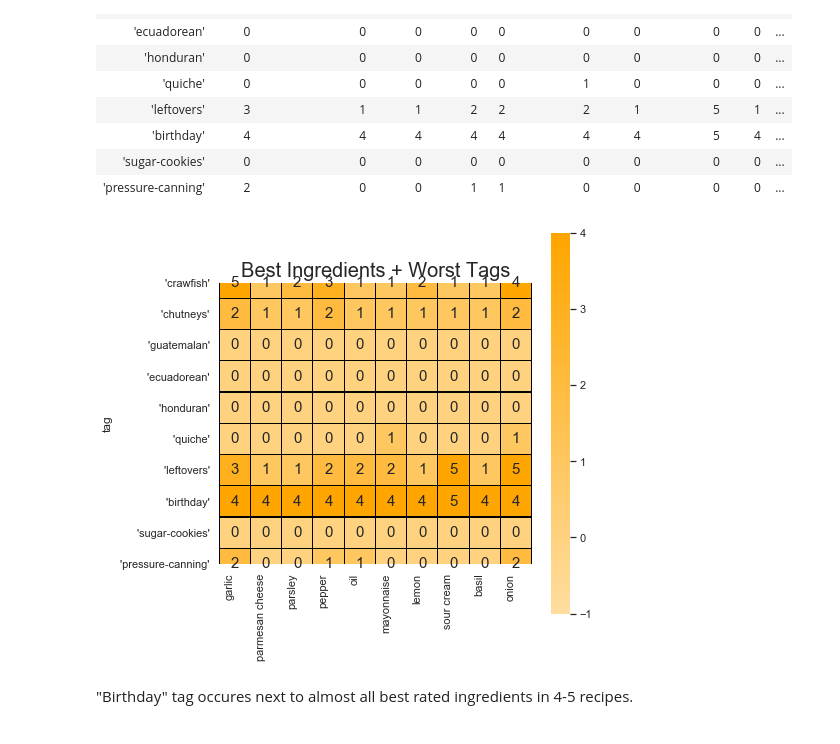
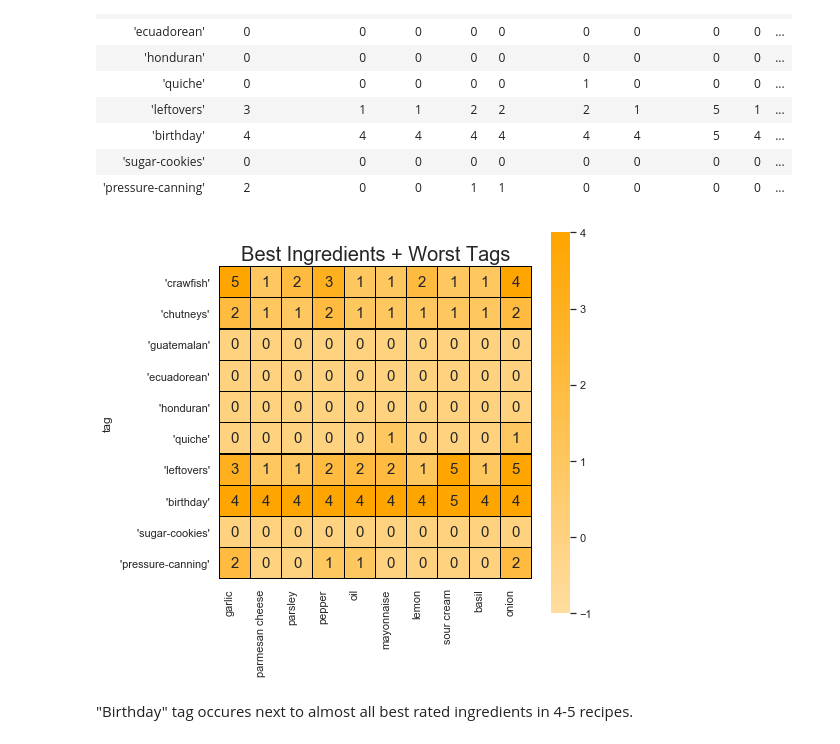
Before and after one commit to a-kantur/Springboard, a Jupyter notebook: Capstone Project 1/EDA and Data Story.ipynb, the cells around one changed output. Drawn from its saved outputs; the diff is of its cells as text; code cells hidden in the pictures.

```diff
--- a/Capstone Project 1/EDA and Data Story.ipynb
+++ b/Capstone Project 1/EDA and Data Story.ipynb
@@ -331,27 +343,31 @@ cooc2
 # %%
 import matplotlib.colors as mcolors
 plt.figure(figsize=(7,7))
 
 cmap = mcolors.LinearSegmentedColormap.from_list("n",['white','orange'])
 
 akws = {"ha": 'center',"va": 'center', "size": 15}
 
 ax = sns.heatmap(cooc2,
                  vmin=-1, vmax=4, center=0,
                  square=True,
                  annot = True,
                  annot_kws=akws,
                  linewidth=0.2,
                  linecolor='black',
                  cmap=cmap)
 
 _= ax.set_xticklabels(ax.get_xticklabels(),
                       rotation=90,
                       horizontalalignment='right')
+b, t = plt.ylim()
+b += 0.5
+t -= 0.5
+_ = plt.ylim(b, t)
 
 _ = plt.title('Best Ingredients + Worst Tags', size=20)
 # %% [output]
-[figure, old version]
+[figure, new version]
 # %% [markdown]
 "Birthday" tag occures next to almost all best rated ingredients in 4-5 recipes.
 # %% [markdown]
```
Also changed, not shown: parts of 8 cells of this notebook, 1 other file.
